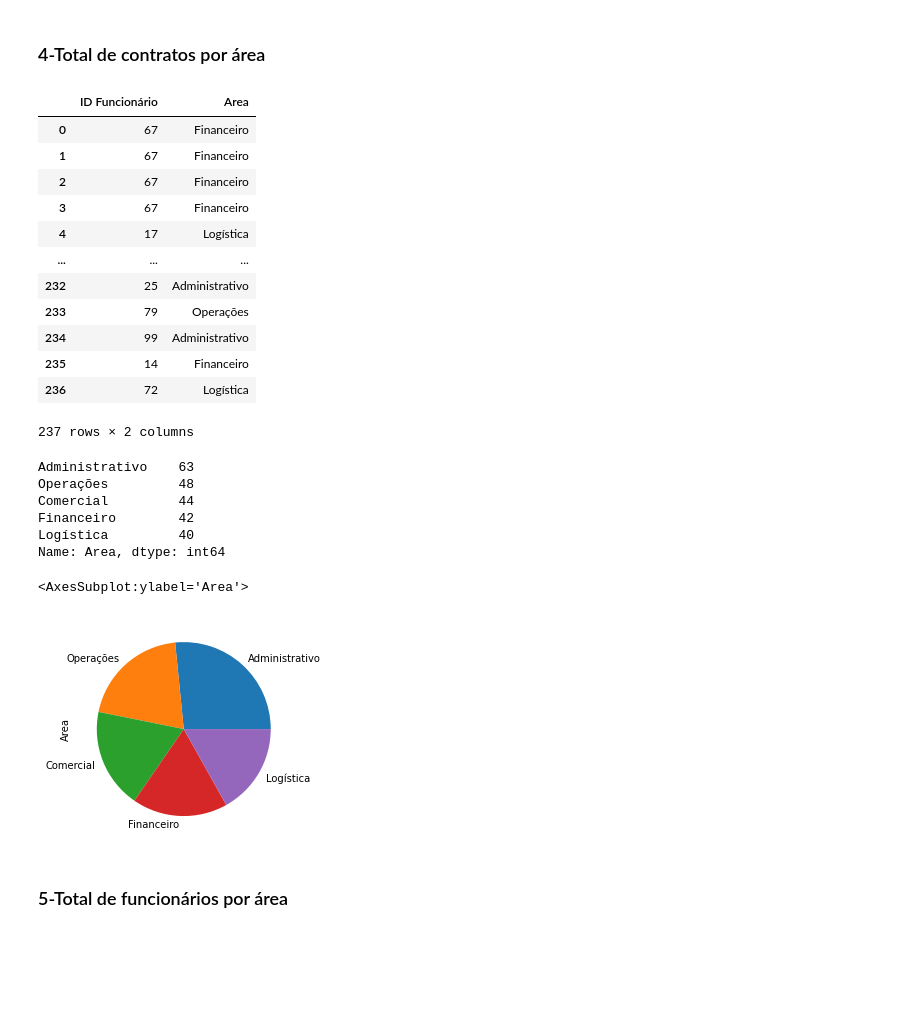
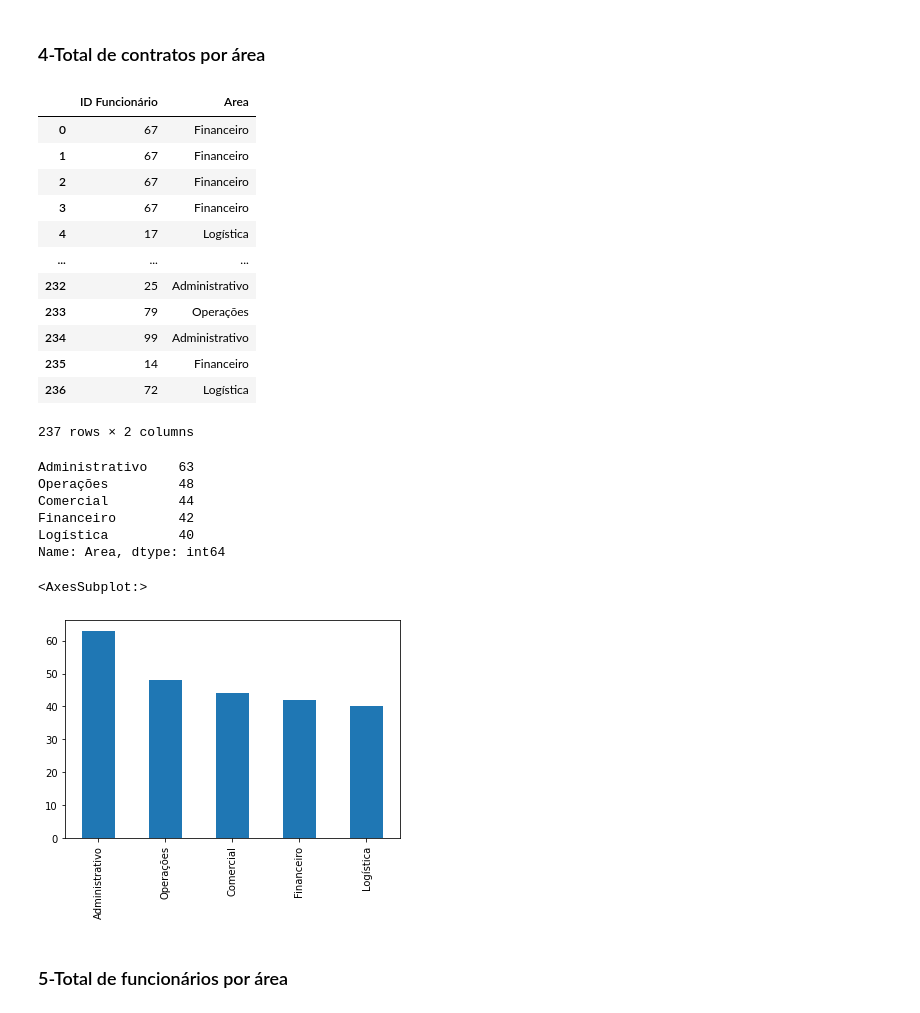
Before and after one commit to arnaldocarmona/Data_Analysis_Experimental_Project, a Jupyter notebook: Data_Analysis_Experimental_Project.ipynb, the cells around one changed output. Saved outputs shown, nothing was run; the diff lists cells and outputs as text; code cells hidden in the pictures; blank space fills up the shorter version.

```diff
--- a/Data_Analysis_Experimental_Project.ipynb
+++ b/Data_Analysis_Experimental_Project.ipynb
@@ -171,31 +155,31 @@ A quantidade de funcionários que fecharam contrato foi de: 86.84%
 # %%
 contratos_area_df = servicos_df[['ID Funcionário']].merge(funcionarios_df[['ID Funcionário', 'Area']], on='ID Funcionário')
 display(contratos_area_df)
 contratos_area_qtde = contratos_area_df['Area'].value_counts()
 display(contratos_area_qtde)
-contratos_area_qtde.plot(kind='pie')
+contratos_area_qtde.plot(kind='bar')
 # %% [output]
 |  | ID Funcionário | Area |
 | 0 | 67 | Financeiro |
 | 1 | 67 | Financeiro |
 | 2 | 67 | Financeiro |
 | 3 | 67 | Financeiro |
 | 4 | 17 | Logística |
 | ... | ... | ... |
 | 232 | 25 | Administrativo |
 | 233 | 79 | Operações |
 | 234 | 99 | Administrativo |
 | 235 | 14 | Financeiro |
 | 236 | 72 | Logística |
 237 rows × 2 columns
 Administrativo    63
 Operações         48
 Comercial         44
 Financeiro        42
 Logística         40
 Name: Area, dtype: int64
-<AxesSubplot:ylabel='Area'>
+<AxesSubplot:>
-[figure, old version]
+[figure, new version]
 # %% [markdown]
 ### 5-Total de funcionários por área
 # %%
```
Also changed, not shown: parts of 5 cells of this notebook.
